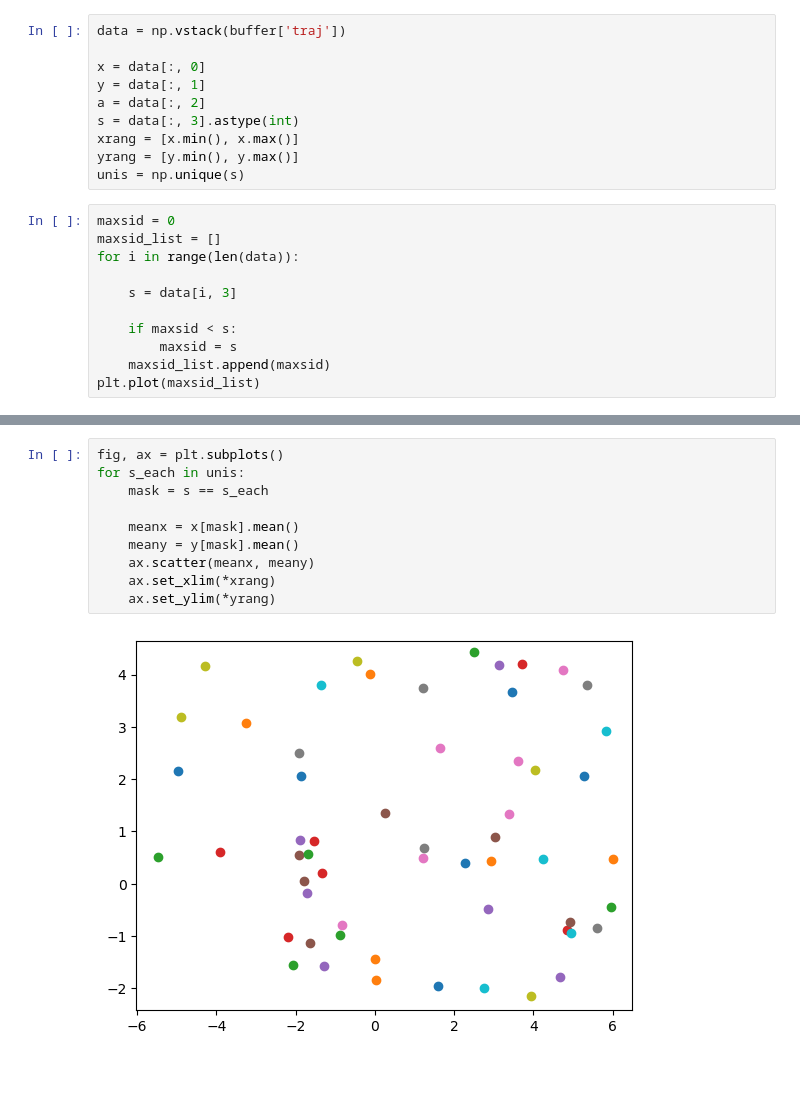
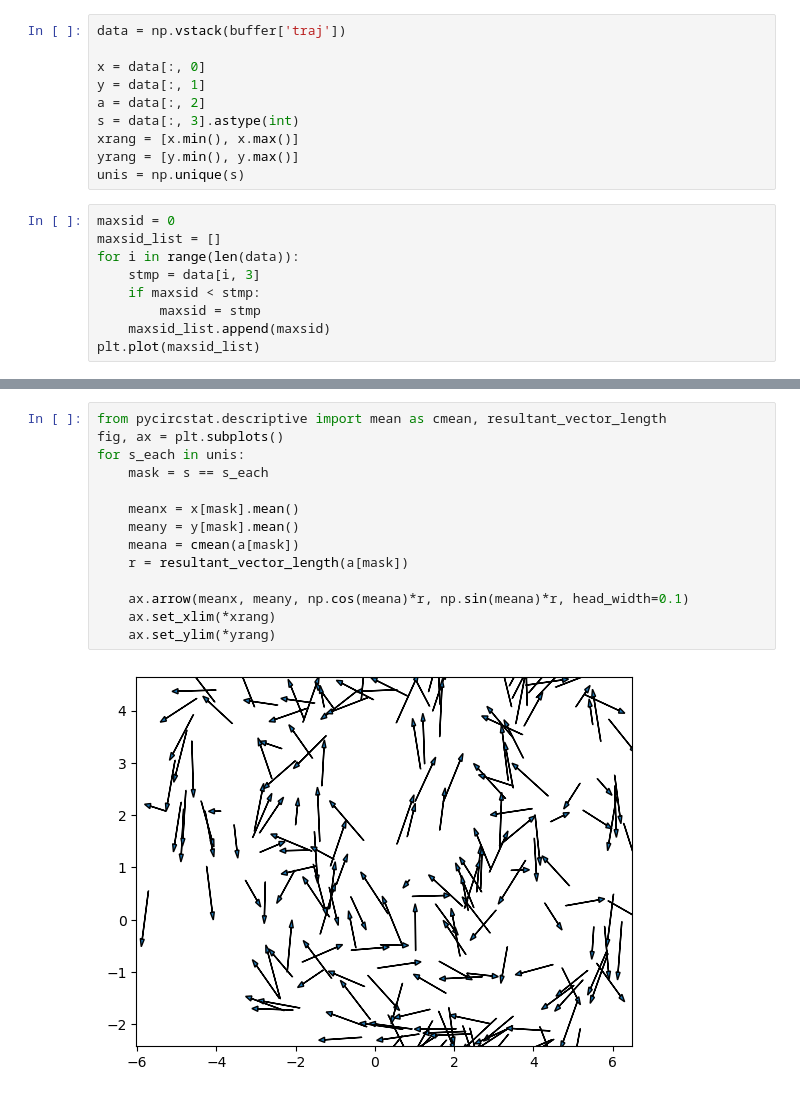
Before and after one commit to yyhhoi/HippoSLAM, a Jupyter notebook: controllers/hipposlam/StateMapper.ipynb, the cells around one changed output, grey strips where cells are left out. Saved outputs shown, nothing was run; the diff lists cells and outputs as text.

```diff
--- a/controllers/hipposlam/StateMapper.ipynb
+++ b/controllers/hipposlam/StateMapper.ipynb
@@ -26,11 +22,9 @@ unis = np.unique(s)
 maxsid = 0
 maxsid_list = []
 for i in range(len(data)):
-
-    s = data[i, 3]
-
-    if maxsid < s:
-        maxsid = s
+    stmp = data[i, 3]
+    if maxsid < stmp:
+        maxsid = stmp
     maxsid_list.append(maxsid)
 plt.plot(maxsid_list)
 # %% [output]
@@ -39,15 +33,19 @@ plt.plot(maxsid_list)
 # %%
+from pycircstat.descriptive import mean as cmean, resultant_vector_length
 fig, ax = plt.subplots()
 for s_each in unis:
     mask = s == s_each
 
     meanx = x[mask].mean()
     meany = y[mask].mean()
-    ax.scatter(meanx, meany)
+    meana = cmean(a[mask])
+    r = resultant_vector_length(a[mask])
+
+    ax.arrow(meanx, meany, np.cos(meana)*r, np.sin(meana)*r, head_width=0.1)
     ax.set_xlim(*xrang)
     ax.set_ylim(*yrang)
 # %% [output]
-[figure, old version]
+[figure, new version]
 # %%
 
 
```
Also changed, not shown: parts of 3 cells of this notebook, 11 other files.
